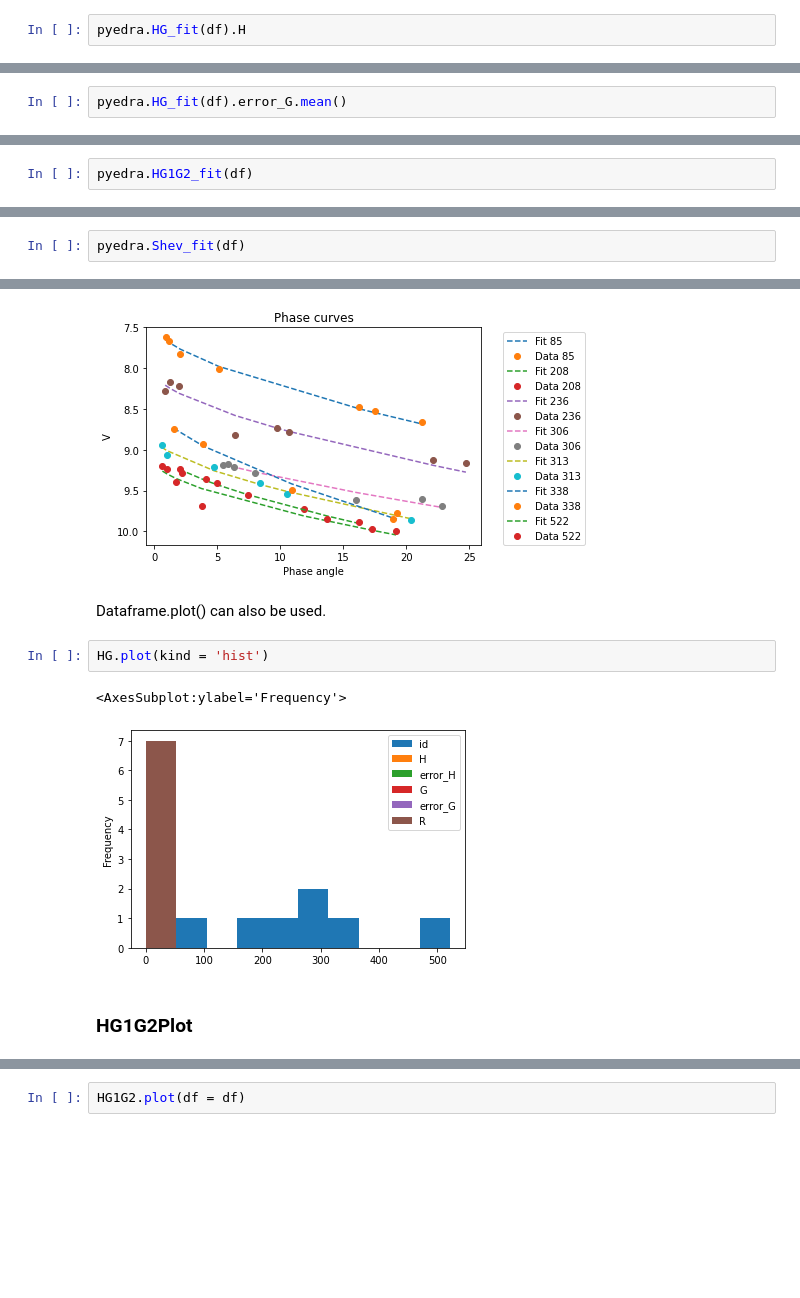
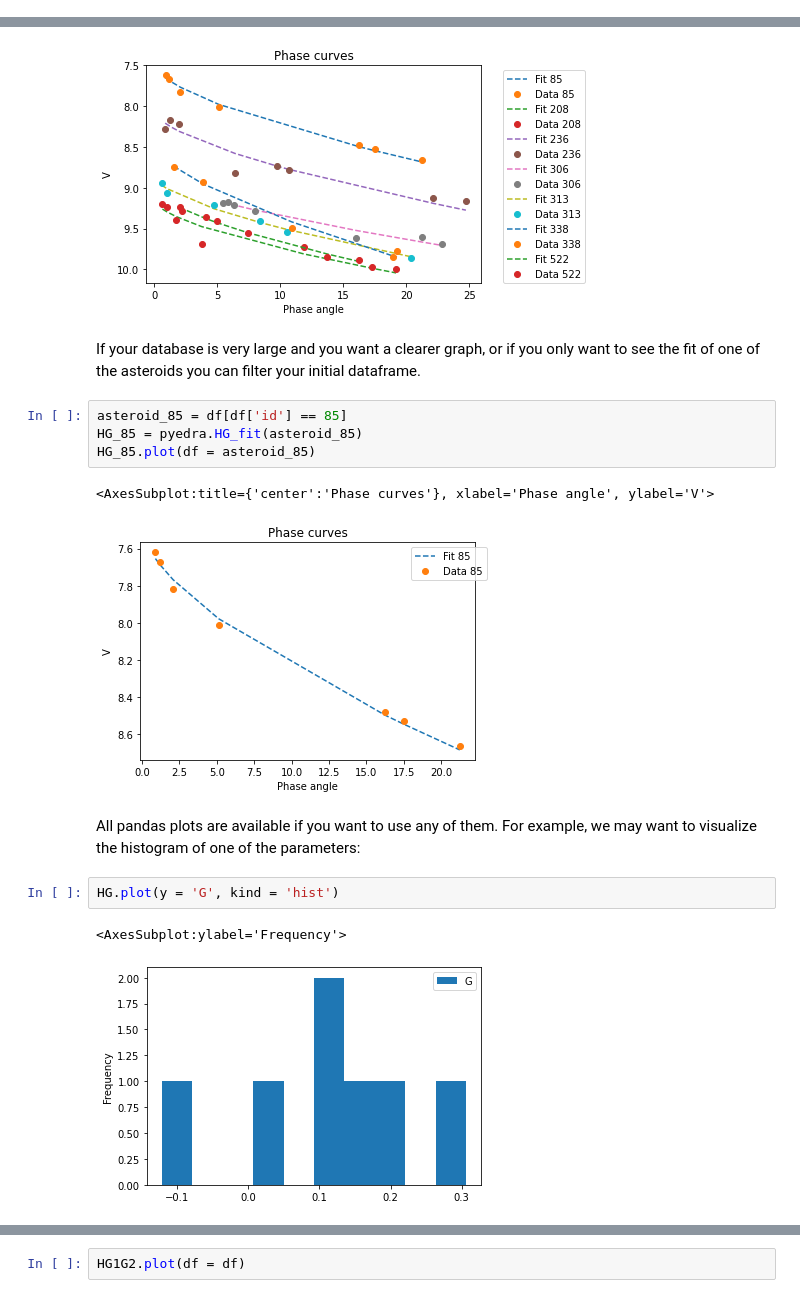
Before and after one commit to milicolazo/Pyedra, a Jupyter notebook: docs/source/tutorial.ipynb, the cells around one changed output, grey strips where cells are left out. Saved outputs shown, nothing was run; the diff lists cells and outputs as text; blank space fills up the shorter version.

```diff
--- a/docs/source/tutorial.ipynb
+++ b/docs/source/tutorial.ipynb
@@ -39,2 +25,0 @@ All pandas dataframe options are available. For example, we can choose one of th
-# %%
-pyedra.HG_fit(df).H
@@ -52,2 +25,0 @@ Or we can take the average of some of the columns:
-# %%
-pyedra.HG_fit(df).error_G.mean()
@@ -68,2 +25,0 @@ asteroid
-# %%
-pyedra.HG1G2_fit(df)
@@ -82,2 +25,0 @@ PyedraFitDataFrame - 7 rows x 8 columns
-# %%
-pyedra.Shev_fit(df)
@@ -104,12 +116,19 @@ HG.plot(df = df)
 # %% [output]
 <AxesSubplot:title={'center':'Phase curves'}, xlabel='Phase angle', ylabel='V'>
 [figure]
-# %% [markdown]
-Dataframe.plot() can also be used.
+# %% [markdown]
+If your database is very large and you want a clearer graph, or if you only want to see the fit of one of the asteroids you can filter your initial dataframe.
+# %%
+asteroid_85 = df[df['id'] == 85]
+HG_85 = pyedra.HG_fit(asteroid_85)
+HG_85.plot(df = asteroid_85)
+# %% [output]
+<AxesSubplot:title={'center':'Phase curves'}, xlabel='Phase angle', ylabel='V'>
+[figure, added]
+# %% [markdown]
+All pandas plots are available if you want to use any of them. For example, we may want to visualize the histogram of one of the parameters:
 # %%
-HG.plot(kind = 'hist')
+HG.plot(y = 'G', kind = 'hist')
 # %% [output]
 <AxesSubplot:ylabel='Frequency'>
-[figure, old version]
+[figure, new version]
-# %% [markdown]
-### HG1G2Plot
```
Also changed, not shown: parts of 71 cells of this notebook.
